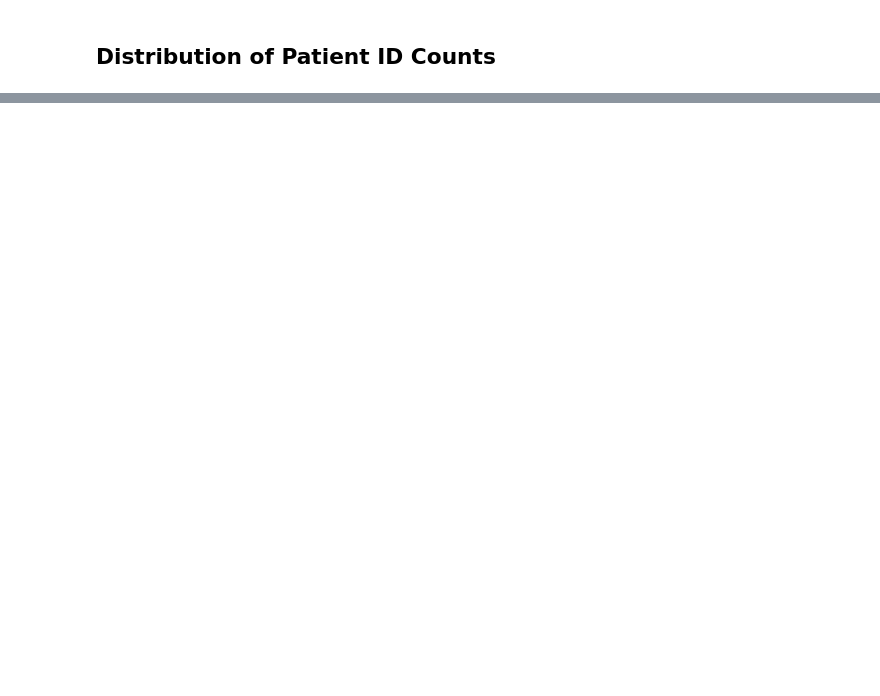
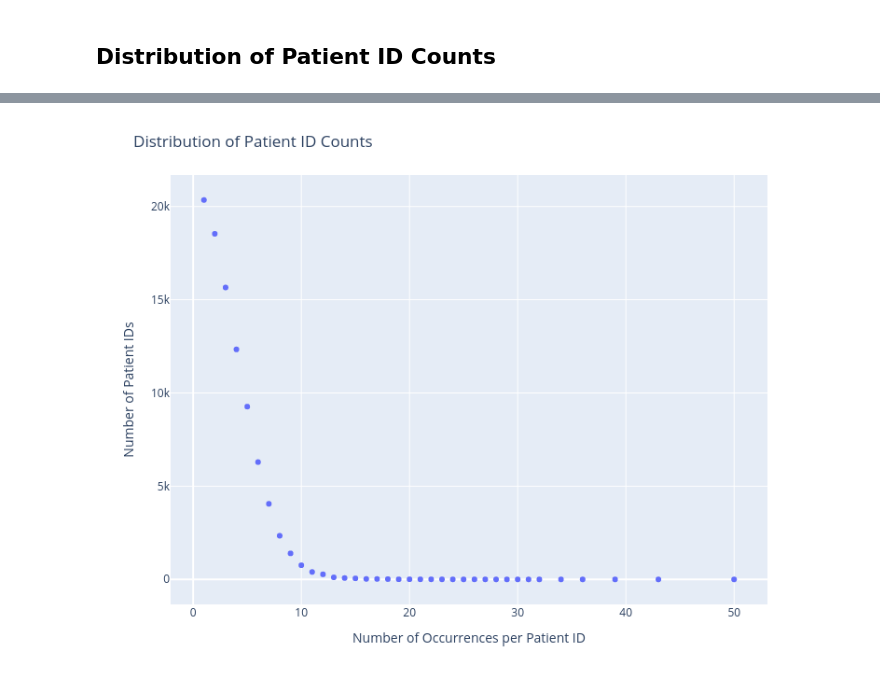
Before and after one commit to MattsonCam/hospital_los_forecasting, a Jupyter notebook: eda.ipynb, the cells around one changed output, grey strips where cells are left out. Cells and saved outputs as stored; diff of their text form; code cells hidden in the pictures; blank space fills up the shorter version.

```diff
--- a/eda.ipynb
+++ b/eda.ipynb
@@ -253,11 +279,20 @@ fig.update_layout(
     title="Distribution of Patient ID Counts",
 )
 
-display(HTML(fig.to_html(include_plotlyjs="cdn")))
+image_name = "patient_id_count_distribution"
+static_image_path = univariate_figure_path / f"{image_name}.png"
+
+fig.write_image(
+    static_image_path,
+    width=800,
+    height=600,
+)
 
 fig.write_html(
-    univariate_figure_path / "patient_id_count_distribution.html",
+    univariate_figure_path / f"{image_name}.html",
     full_html=True,
     include_plotlyjs="embed",
 )
+
+display(Image(filename=static_image_path))
 # %% [output]
@@ -264,0 +299 @@ fig.write_html(
+[figure, added]
```
Also changed, not shown: parts of 5 cells of this notebook, 49 other files.
